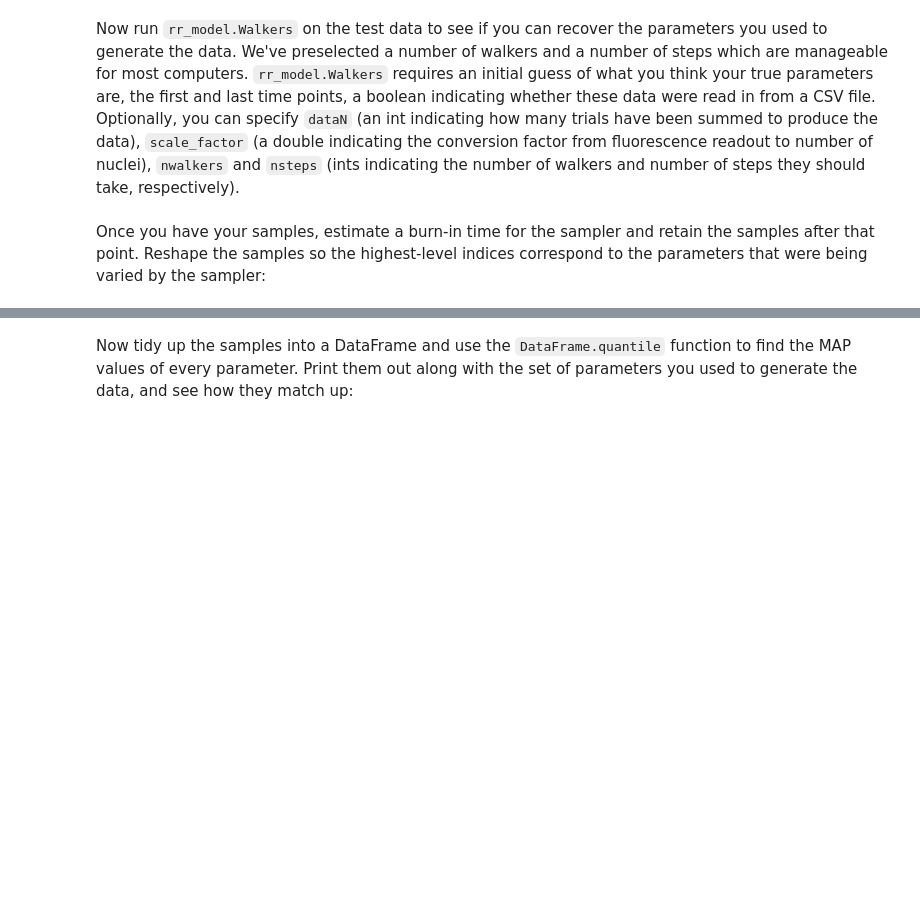
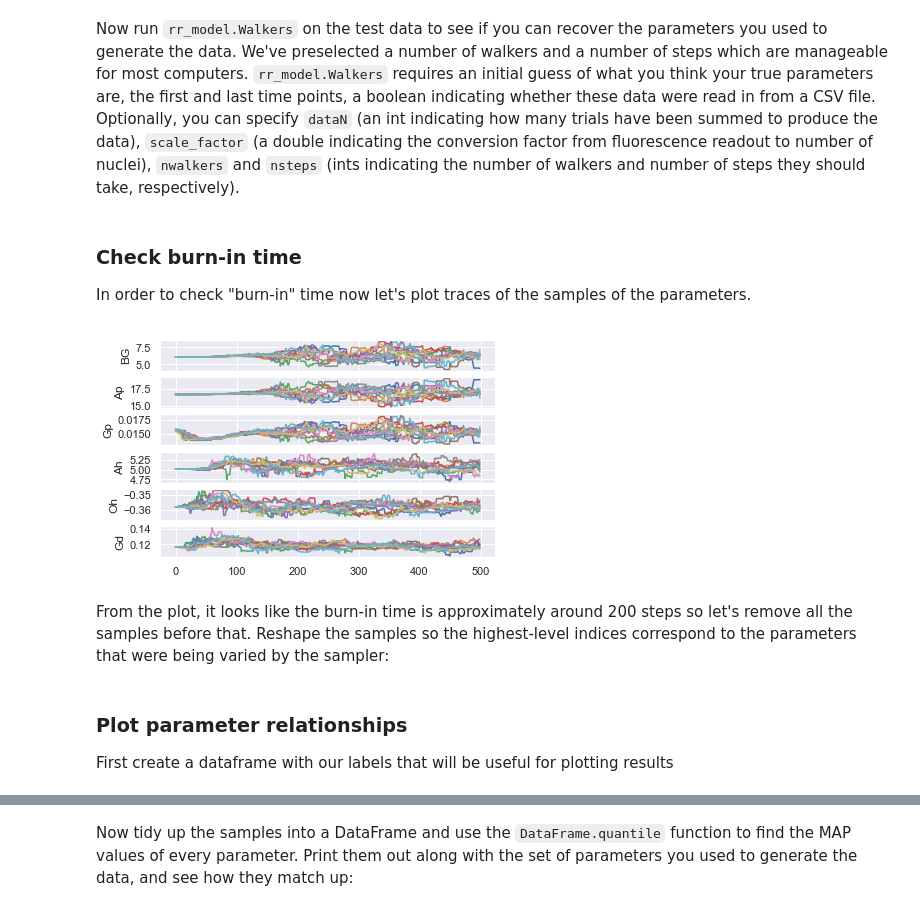
Before and after one commit to phys201/raman_rabi, a Jupyter notebook: tutorial.ipynb, the cells around one changed output, grey strips where cells are left out. Saved outputs shown, nothing was run; the diff lists cells and outputs as text; code cells hidden in the pictures; blank space fills up the shorter version.

```diff
--- a/tutorial.ipynb
+++ b/tutorial.ipynb
@@ -205,6 +219,34 @@ numwalkers = 100 #this isn't too many walkers, but just to keep this tutorial sh
 numsteps = 500 #this isn't too many steps, but just to keep this tutorial short to run
 test_samples = rr_model.Walkers(test_data, guesses, 0, 40, False, dataN=10,
                                 scale_factor=100*100, nwalkers=numwalkers, nsteps=numsteps)
+# %% [markdown]
+### Check burn-in time
+In order to check "burn-in" time now let's plot traces of the samples of the parameters.
+# %%
+def plot_burnin(sampler):
+    fig, (ax_BG, ax_Ap, ax_Gammap, ax_Ah, ax_Omegah, ax_Gammadeph) = plt.subplots(6)
+    ax_BG.set(ylabel='BG')
+    ax_Ap.set(ylabel='Ap')
+    ax_Gammap.set(ylabel=r"$\Gamma_p$")
+    ax_Ah.set(ylabel='Ah')
+    ax_Omegah.set(ylabel=r"$\Omega_h$")
+    ax_Gammadeph.set(ylabel=r"$\Gamma_deph$")
+    for i in range(10):
+        # to use seaborn's lineplot, we first need to make a dataframe
+        df = pd.DataFrame({'BG': sampler.chain[i,:,0], 'Ap': sampler.chain[i,:,1],
+                         'Gp': sampler.chain[i,:,2], 'Ah': sampler.chain[i,:,3],
+                          'Oh': sampler.chain[i,:,4], 'Gd': sampler.chain[i,:,5]})
+        sns.lineplot(data=df, x=df.index, y='BG', ax=ax_BG)
+        sns.lineplot(data=df, x=df.index, y='Ap', ax=ax_Ap)
+        sns.lineplot(data=df, x=df.index, y='Gp', ax=ax_Gammap)
+        sns.lineplot(data=df, x=df.index, y='Ah', ax=ax_Ah)
+        sns.lineplot(data=df, x=df.index, y='Oh', ax=ax_Omegah)
+        sns.lineplot(data=df, x=df.index, y='Gd', ax=ax_Gammadeph)
+    plt.show()
+
+plot_burnin(test_samples)
+# %% [output]
+[figure, added]
 # %% [markdown]
-Once you have your samples, estimate a burn-in time for the sampler and retain the samples after that point. Reshape the samples so the highest-level indices correspond to the parameters that were being varied by the sampler:
+From the plot, it looks like the burn-in time is approximately around 200 steps so let's remove all the samples before that. Reshape the samples so the highest-level indices correspond to the parameters that were being varied by the sampler:
 # %%
@@ -213 +257,4 @@ samples = test_samples.chain[:,burn_in_time:,:]
 traces = samples.reshape(-1, numdim).T
+# %% [markdown]
+### Plot parameter relationships
+First create a dataframe with our labels that will be useful for plotting results
```
Also changed, not shown: parts of 31 cells of this notebook.
